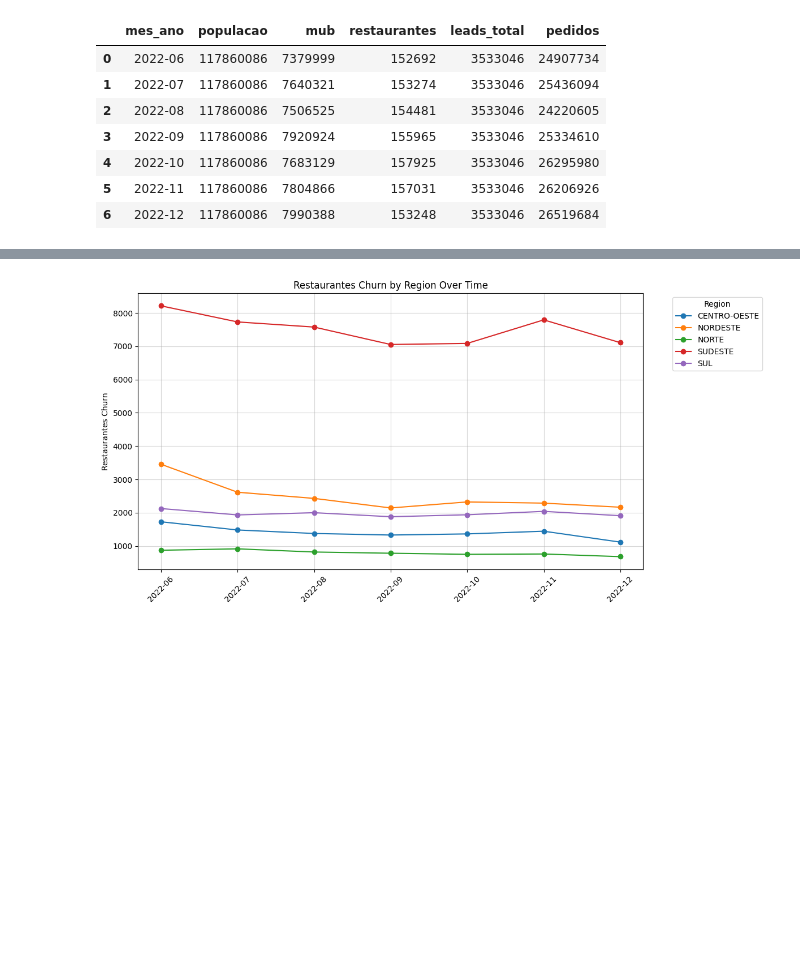
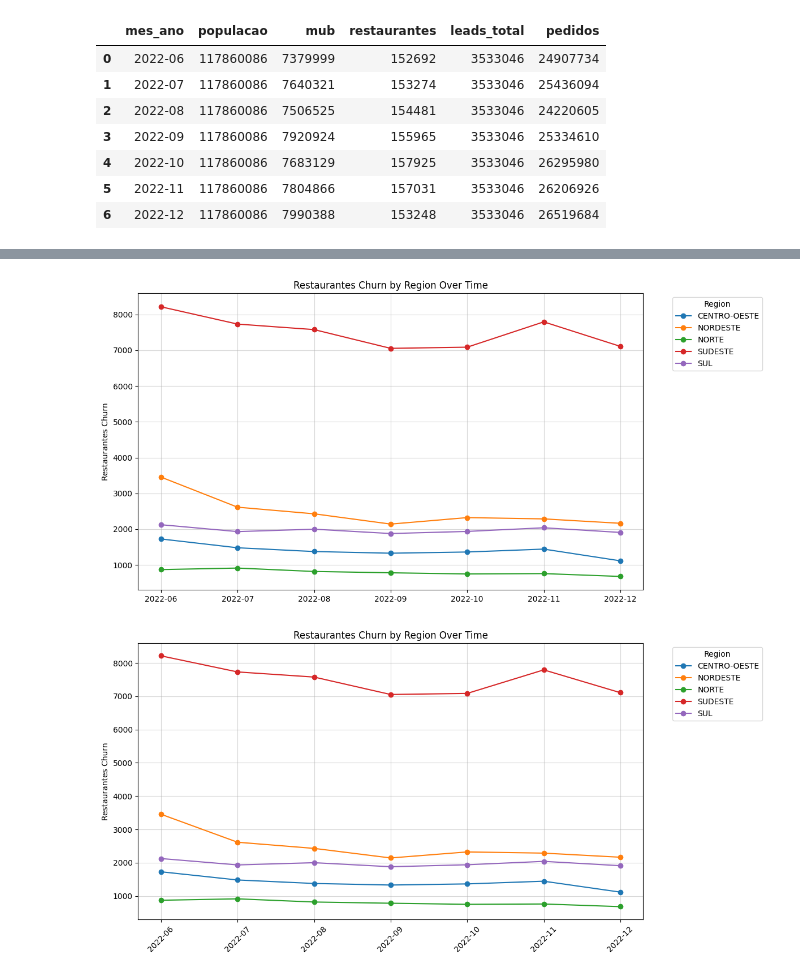
Before and after one commit to j4-metrics/Case-Ifood---Data-Analyst, a Jupyter notebook: PS_Ifood_Data_Analyst.ipynb, the cells around one changed output, grey strips where cells are left out. Saved outputs shown, nothing was run; the diff lists cells and outputs as text; code cells hidden in the pictures; blank space fills up the shorter version.

```diff
--- a/PS_Ifood_Data_Analyst.ipynb
+++ b/PS_Ifood_Data_Analyst.ipynb
@@ -296,3 +240,28 @@ plt.show()
+# %%
+import matplotlib.pyplot as plt
+
+# Group and aggregate the data
+rsp_region = df.groupby(['mes_ano', 'region'])['restaurantes_churn'].agg('sum').reset_index()
+
+# Pivot the data to have regions as columns for easier plotting
+pivot_data = rsp_region.pivot(index='mes_ano', columns='region', values='restaurantes_churn')
+
+# Plot the line chart for each region
+plt.figure(figsize=(12, 6))
+for region in pivot_data.columns:
+    plt.plot(pivot_data.index, pivot_data[region], marker='o', label=region)
+
+# Add titles and labels
+plt.title('Restaurantes Churn by Region Over Time')
+plt.xlabel('')
+plt.ylabel('Restaurantes Churn')
+plt.xticks(rotation=0)
+plt.grid(alpha=0.5)
+plt.legend(title='Region', bbox_to_anchor=(1.05, 1), loc='upper left')  # Legend outside the plot
+plt.tight_layout()
+plt.show()
+# %% [output]
+[figure, added]
 # %%
 import matplotlib.pyplot as plt
 
```
Also changed, not shown: parts of 41 cells of this notebook, 2 other files.
